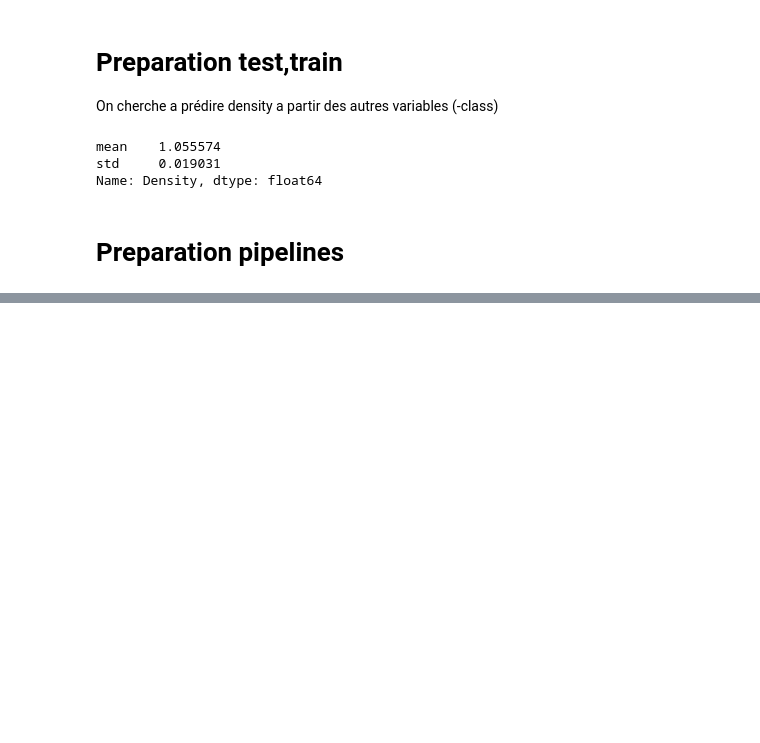
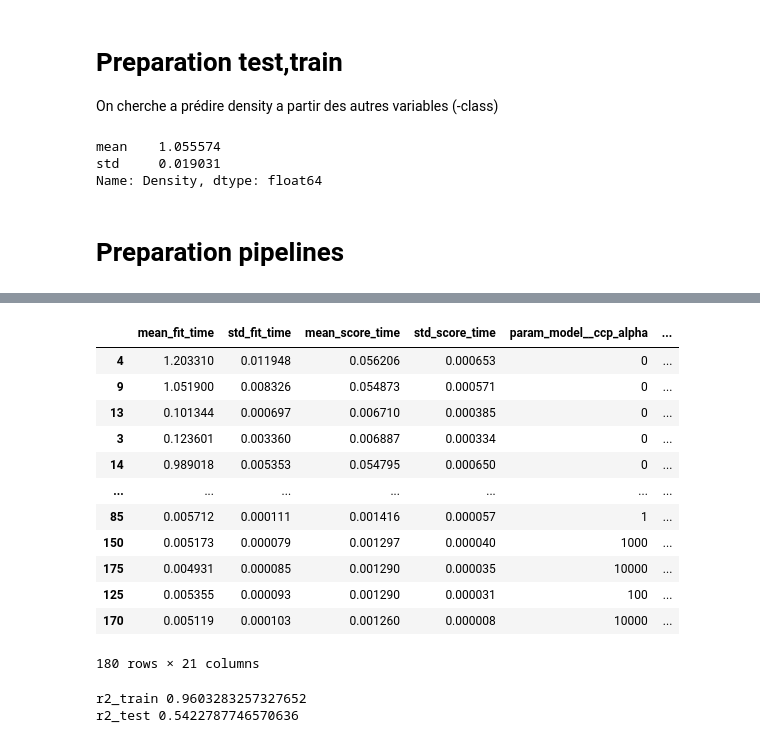
Before and after one commit to RaphaelBouvet/stats_3, a Jupyter notebook: Notebooks/bodyfat_openML.ipynb, the cells around one changed output, grey strips where cells are left out. Saved outputs shown, nothing was run; the diff lists cells and outputs as text; code cells hidden in the pictures; blank space fills up the shorter version.

```diff
--- a/Notebooks/bodyfat_openML.ipynb
+++ b/Notebooks/bodyfat_openML.ipynb
@@ -196,0 +205,20 @@ print(np.sqrt(mean_squared_error(density_test,predicted)))
+# %%
+numerical_transformer = StandardScaler()
+
+forest_reg = RandomForestRegressor()
+
+n_estim = [3,10,30,100,1000]
+min_leaf= [1,3,5,10]
+ccp = [0,0.001,0.01,0.1,1,10,100,1000,10000]
+
+
+param = {'model__n_estimators':n_estim,
+        'model__min_samples_leaf':min_leaf,
+        'model__ccp_alpha':ccp}
+
+pipe = Pipeline(steps=[("transformer", numerical_transformer),
+                       ("model", forest_reg)])
+
+grid_search = GridSearchCV(pipe,param,cv=10,scoring='neg_mean_squared_error')
+# %%
+grid_search.fit(predictor_train,density_train)
@@ -196,0 +234,26 @@ print(np.sqrt(mean_squared_error(density_test,predicted)))
+# %%
+grid_results = pd.DataFrame(grid_search.cv_results_)
+grid_results.sort_values(by='rank_test_score')
+# %% [output]
+|  | mean_fit_time | std_fit_time | mean_score_time | std_score_time | param_model__ccp_alpha | ... |
+| 4 | 1.203310 | 0.011948 | 0.056206 | 0.000653 | 0 | ... |
+| 9 | 1.051900 | 0.008326 | 0.054873 | 0.000571 | 0 | ... |
+| 13 | 0.101344 | 0.000697 | 0.006710 | 0.000385 | 0 | ... |
+| 3 | 0.123601 | 0.003360 | 0.006887 | 0.000334 | 0 | ... |
+| 14 | 0.989018 | 0.005353 | 0.054795 | 0.000650 | 0 | ... |
+| ... | ... | ... | ... | ... | ... | ... |
+| 85 | 0.005712 | 0.000111 | 0.001416 | 0.000057 | 1 | ... |
+| 150 | 0.005173 | 0.000079 | 0.001297 | 0.000040 | 1000 | ... |
+| 175 | 0.004931 | 0.000085 | 0.001290 | 0.000035 | 10000 | ... |
+| 125 | 0.005355 | 0.000093 | 0.001290 | 0.000031 | 100 | ... |
+| 170 | 0.005119 | 0.000103 | 0.001260 | 0.000008 | 10000 | ... |
+180 rows × 21 columns
+# %%
+best_pipe = grid_search.best_estimator_
+r2_test = best_pipe.score(predictor_test,density_test)
+r2_train = best_pipe.score(predictor_train,density_train)
+print(f'r2_train {r2_train}')
+print(f'r2_test {r2_test}')
+# %% [output]
+r2_train 0.9603283257327652
+r2_test 0.5422787746570636
```
Also changed, not shown: parts of 10 cells of this notebook, 3 other files.
